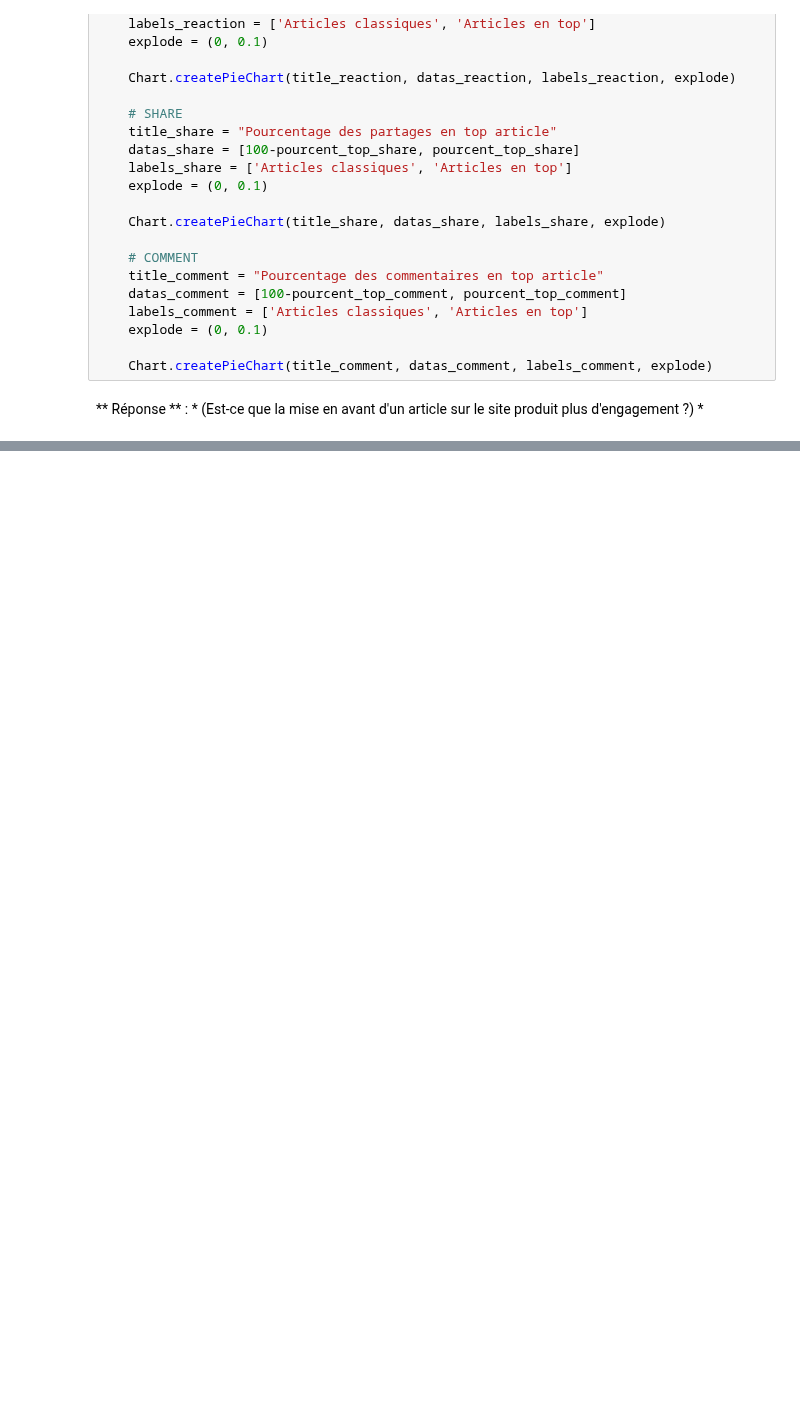
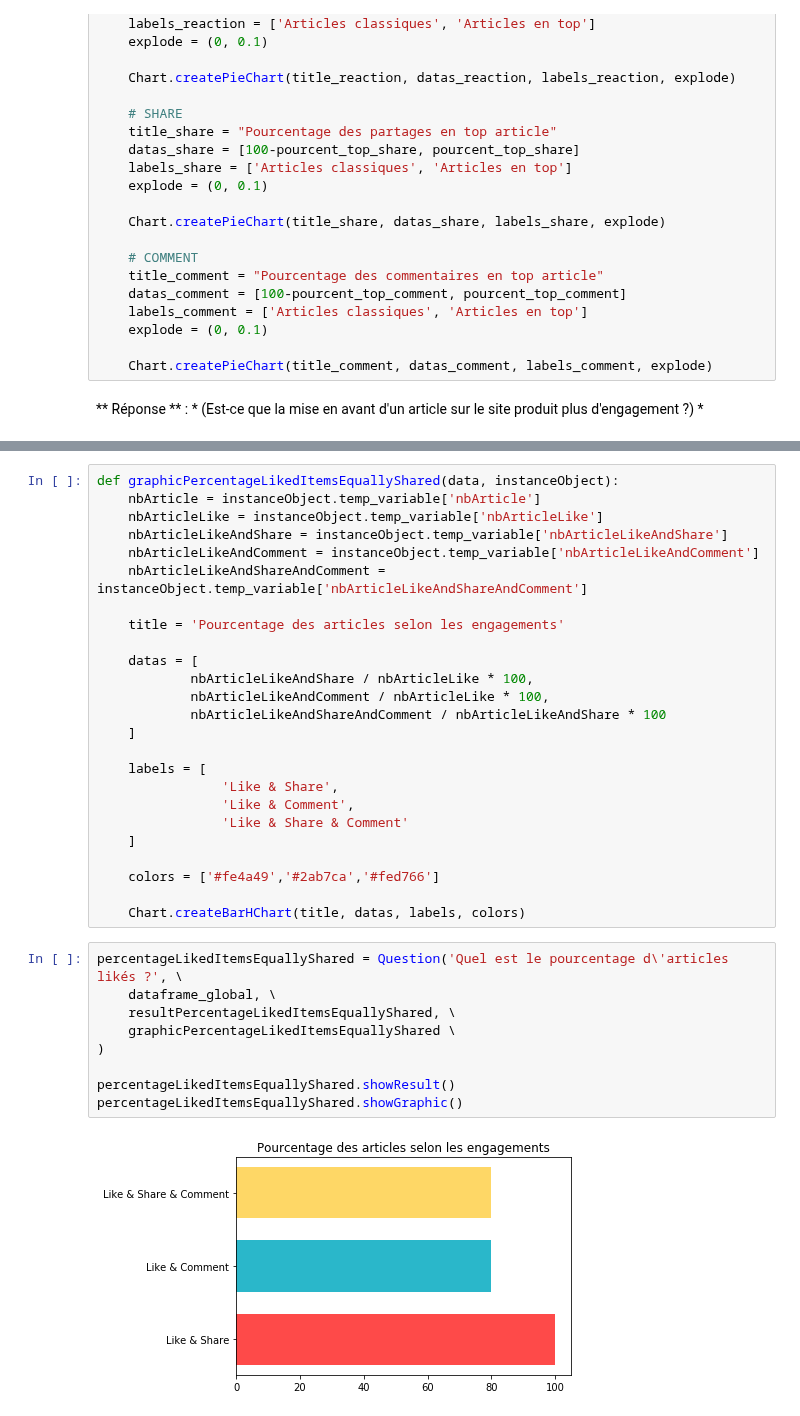
Before and after one commit to vittorio-c/Internet-news-data-with-readers-engagement, a Jupyter notebook: index.ipynb, the cells around one changed output, grey strips where cells are left out. Cells and saved outputs as stored; diff of their text form; blank space fills up the shorter version.

```diff
--- a/index.ipynb
+++ b/index.ipynb
@@ -101,0 +160,36 @@ Pourcentage des commentaires des top articles : 28.15%
+# %%
+def graphicPercentageLikedItemsEquallyShared(data, instanceObject):
+    nbArticle = instanceObject.temp_variable['nbArticle']
+    nbArticleLike = instanceObject.temp_variable['nbArticleLike']
+    nbArticleLikeAndShare = instanceObject.temp_variable['nbArticleLikeAndShare']
+    nbArticleLikeAndComment = instanceObject.temp_variable['nbArticleLikeAndComment']
+    nbArticleLikeAndShareAndComment = instanceObject.temp_variable['nbArticleLikeAndShareAndComment']
+
+    title = 'Pourcentage des articles selon les engagements'
+
+    datas = [
+            nbArticleLikeAndShare / nbArticleLike * 100,
+            nbArticleLikeAndComment / nbArticleLike * 100,
+            nbArticleLikeAndShareAndComment / nbArticleLikeAndShare * 100
+    ]
+
+    labels = [
+                'Like & Share',
+                'Like & Comment',
+                'Like & Share & Comment'
+    ]
+
+    colors = ['#fe4a49','#2ab7ca','#fed766']
+
+    Chart.createBarHChart(title, datas, labels, colors)
+# %%
+percentageLikedItemsEquallyShared = Question('Quel est le pourcentage d\'articles likés ?', \
+    dataframe_global, \
+    resultPercentageLikedItemsEquallyShared, \
+    graphicPercentageLikedItemsEquallyShared \
+)
+
+percentageLikedItemsEquallyShared.showResult()
+percentageLikedItemsEquallyShared.showGraphic()
+# %% [output]
+[figure, added]
```
Also changed, not shown: parts of 10 cells of this notebook, 3 other files.
